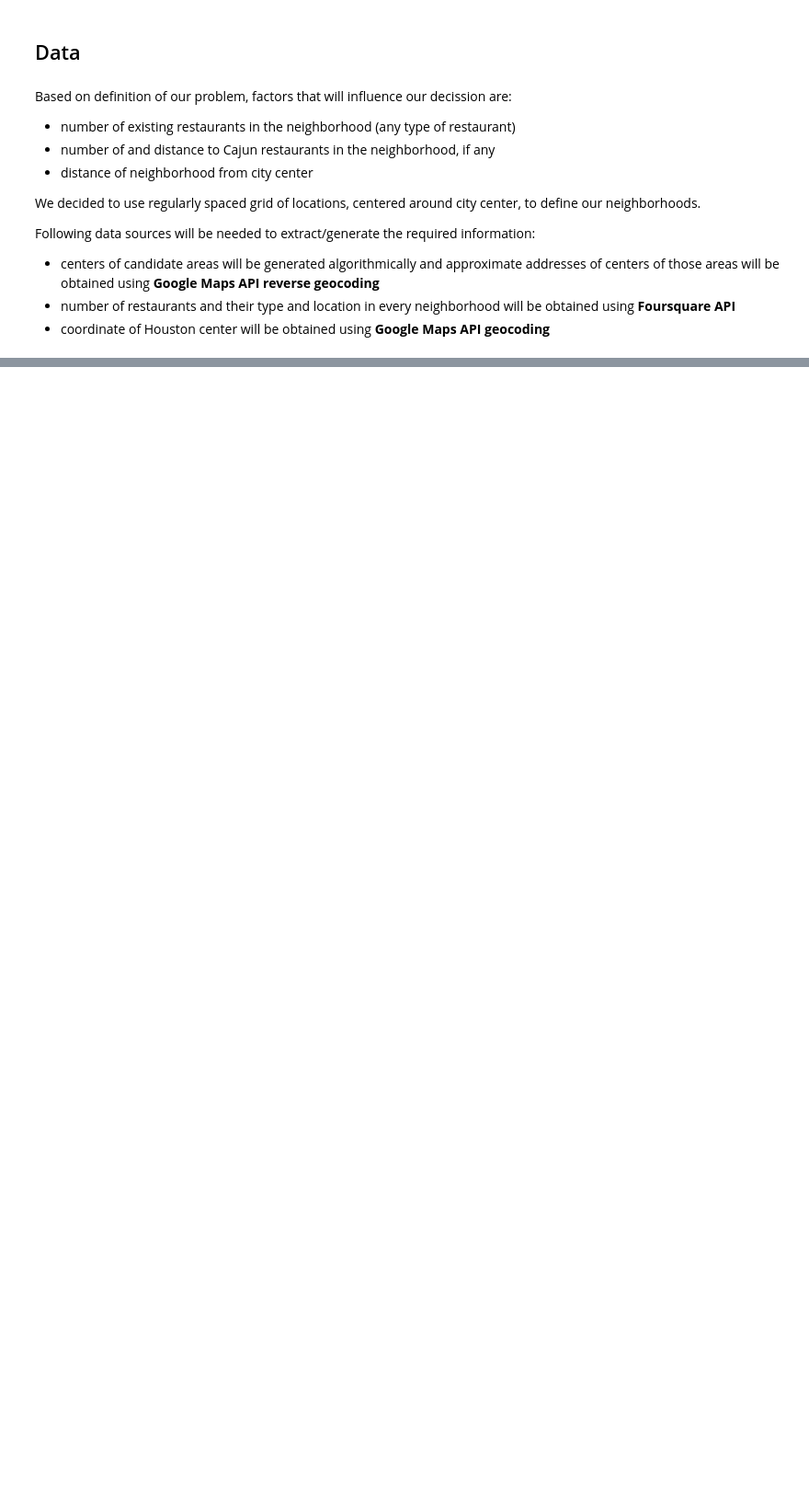
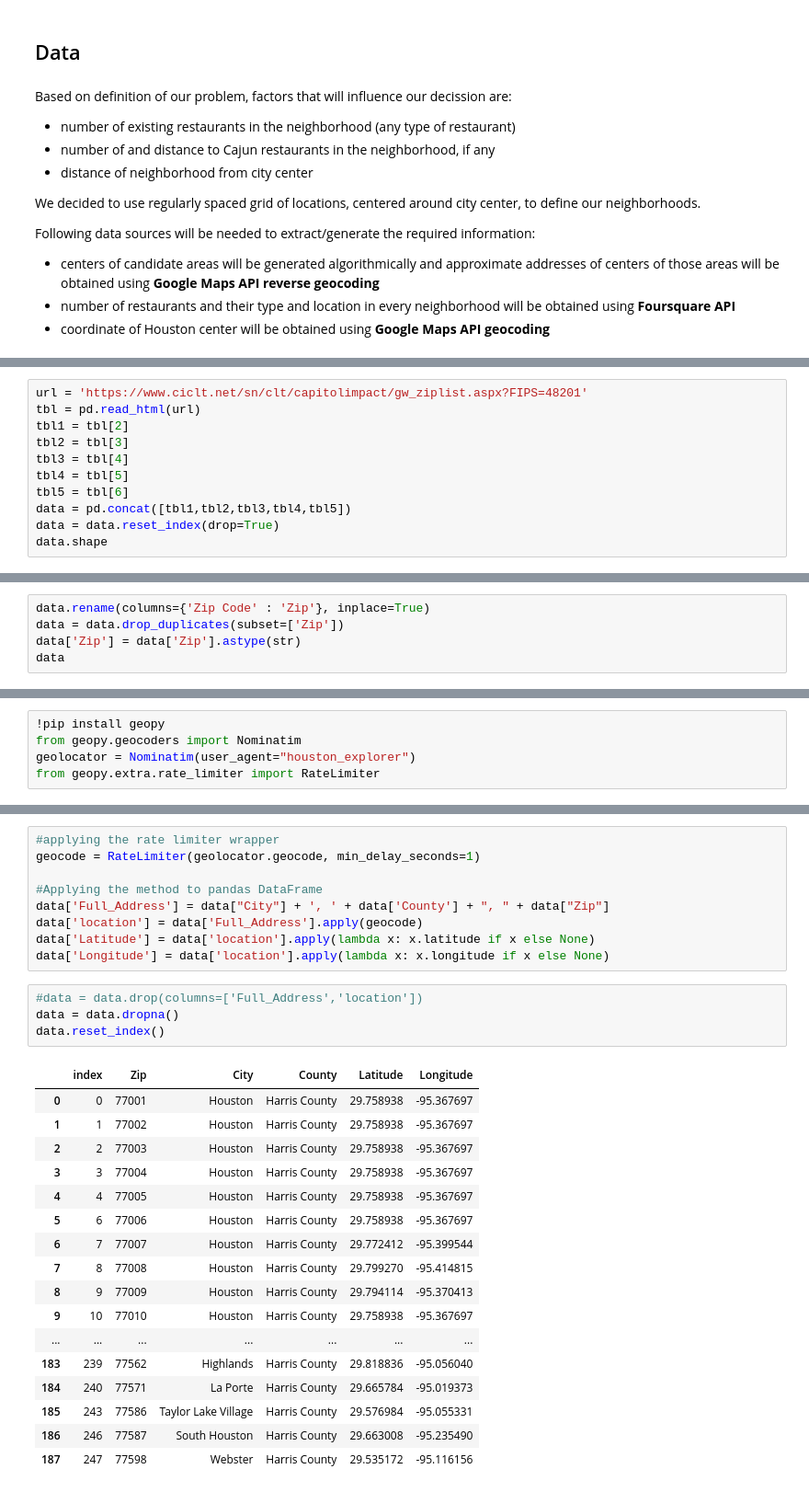
Before and after one commit to Jmangelo1989/Coursera_Capstone, a Jupyter notebook: Final Capstone Project: Part 2.ipynb, the cells around one changed output, grey strips where cells are left out. Shown at 92% size. Saved outputs shown, nothing was run; the diff lists cells and outputs as text; blank space fills up the shorter version.

```diff
--- a/Final Capstone Project: Part 2.ipynb
+++ b/Final Capstone Project: Part 2.ipynb
@@ -14,0 +65,11 @@ Following data sources will be needed to extract/generate the required informati
+# %%
+url = 'https://www.ciclt.net/sn/clt/capitolimpact/gw_ziplist.aspx?FIPS=48201'
+tbl = pd.read_html(url)
+tbl1 = tbl[2]
+tbl2 = tbl[3]
+tbl3 = tbl[4]
+tbl4 = tbl[5]
+tbl5 = tbl[6]
+data = pd.concat([tbl1,tbl2,tbl3,tbl4,tbl5])
+data = data.reset_index(drop=True)
+data.shape
@@ -14,0 +78,5 @@ Following data sources will be needed to extract/generate the required informati
+# %%
+data.rename(columns={'Zip Code' : 'Zip'}, inplace=True)
+data = data.drop_duplicates(subset=['Zip'])
+data['Zip'] = data['Zip'].astype(str)
+data
@@ -14,0 +101,5 @@ Following data sources will be needed to extract/generate the required informati
+# %%
+!pip install geopy
+from geopy.geocoders import Nominatim
+geolocator = Nominatim(user_agent="houston_explorer")
+from geopy.extra.rate_limiter import RateLimiter
@@ -14,0 +109,31 @@ Following data sources will be needed to extract/generate the required informati
+# %%
+#applying the rate limiter wrapper
+geocode = RateLimiter(geolocator.geocode, min_delay_seconds=1)
+
+#Applying the method to pandas DataFrame
+data['Full_Address'] = data["City"] + ', ' + data['County'] + ", " + data["Zip"]
+data['location'] = data['Full_Address'].apply(geocode)
+data['Latitude'] = data['location'].apply(lambda x: x.latitude if x else None)
+data['Longitude'] = data['location'].apply(lambda x: x.longitude if x else None)
+# %%
+#data = data.drop(columns=['Full_Address','location'])
+data = data.dropna()
+data.reset_index()
+# %% [output]
+|  | index | Zip | City | County | Latitude | Longitude |
+| 0 | 0 | 77001 | Houston | Harris County | 29.758938 | -95.367697 |
+| 1 | 1 | 77002 | Houston | Harris County | 29.758938 | -95.367697 |
+| 2 | 2 | 77003 | Houston | Harris County | 29.758938 | -95.367697 |
+| 3 | 3 | 77004 | Houston | Harris County | 29.758938 | -95.367697 |
+| 4 | 4 | 77005 | Houston | Harris County | 29.758938 | -95.367697 |
+| 5 | 6 | 77006 | Houston | Harris County | 29.758938 | -95.367697 |
+| 6 | 7 | 77007 | Houston | Harris County | 29.772412 | -95.399544 |
+| 7 | 8 | 77008 | Houston | Harris County | 29.799270 | -95.414815 |
+| 8 | 9 | 77009 | Houston | Harris County | 29.794114 | -95.370413 |
+| 9 | 10 | 77010 | Houston | Harris County | 29.758938 | -95.367697 |
+| ... | ... | ... | ... | ... | ... | ... |
+| 183 | 239 | 77562 | Highlands | Harris County | 29.818836 | -95.056040 |
+| 184 | 240 | 77571 | La Porte | Harris County | 29.665784 | -95.019373 |
+| 185 | 243 | 77586 | Taylor Lake Village | Harris County | 29.576984 | -95.055331 |
+| 186 | 246 | 77587 | South Houston | Harris County | 29.663008 | -95.235490 |
+| 187 | 247 | 77598 | Webster | Harris County | 29.535172 | -95.116156 |
```
Also changed, not shown: parts of 15 cells of this notebook.
